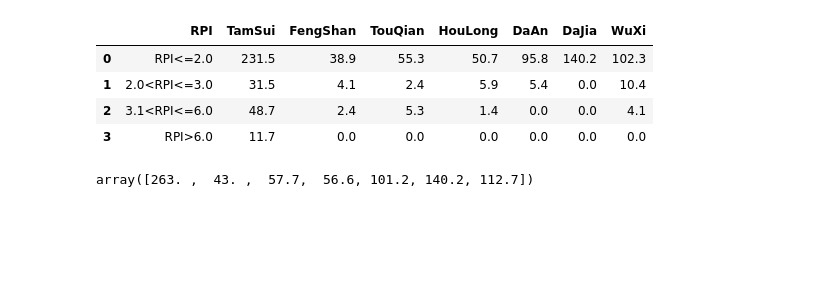
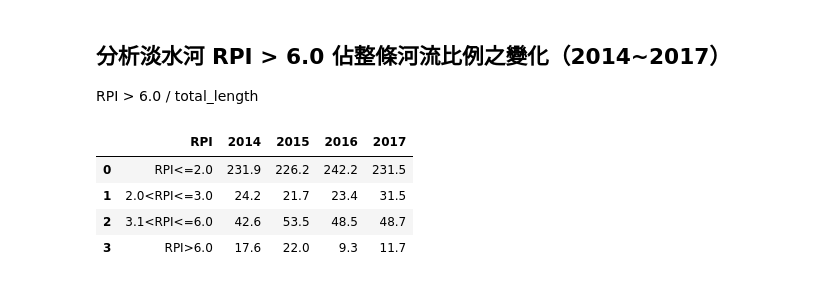
Before and after one commit to aesophor/DataScience, a Jupyter notebook: 01-Numerical/River Pollution Data Visualization.ipynb, the cells around one changed output. Drawn from its saved outputs; the diff is of its cells as text; code cells hidden in the pictures; blank space fills up the shorter version.

Commit message:
Updated river pollution ipynb

```diff
--- a/01-Numerical/River Pollution Data Visualization.ipynb
+++ b/01-Numerical/River Pollution Data Visualization.ipynb
@@ -11,20 +66,12 @@ matplotlib.style.use('ggplot')
+# %% [markdown]
+## 分析淡水河 RPI > 6.0 佔整條河流比例之變化（2014~2017）
+RPI > 6.0 / total_length
 # %%
-dat = pandas.read_csv('river_pollution.csv')
-dat
+tamsui_dat = pandas.read_csv('tamsui.csv')
+tamsui_dat
 # %% [output]
-|  | RPI | TamSui | FengShan | TouQian | HouLong | DaAn | DaJia | WuXi |
-| 0 | RPI<=2.0 | 231.5 | 38.9 | 55.3 | 50.7 | 95.8 | 140.2 | 102.3 |
-| 1 | 2.0<RPI<=3.0 | 31.5 | 4.1 | 2.4 | 5.9 | 5.4 | 0.0 | 10.4 |
-| 2 | 3.1<RPI<=6.0 | 48.7 | 2.4 | 5.3 | 1.4 | 0.0 | 0.0 | 4.1 |
-| 3 | RPI>6.0 | 11.7 | 0.0 | 0.0 | 0.0 | 0.0 | 0.0 | 0.0 |
+|  | RPI | 2014 | 2015 | 2016 | 2017 |
+| 0 | RPI<=2.0 | 231.9 | 226.2 | 242.2 | 231.5 |
+| 1 | 2.0<RPI<=3.0 | 24.2 | 21.7 | 23.4 | 31.5 |
+| 2 | 3.1<RPI<=6.0 | 42.6 | 53.5 | 48.5 | 48.7 |
+| 3 | RPI>6.0 | 17.6 | 22.0 | 9.3 | 11.7 |
-# %%
-# We'll draw each RPI one by one later
-# by calling plt.bar()
-names = list(dat.columns)[1:]
-
-row_count = len(dat)
-rpi = [list(dat.iloc[x])[1:] for x in range(0, row_count)]
-
-np.array(rpi[0])+ np.array(rpi[1])
-# %% [output]
-array([263. ,  43. ,  57.7,  56.6, 101.2, 140.2, 112.7])
```
Also changed, not shown: parts of 12 cells of this notebook, 2 other files.
